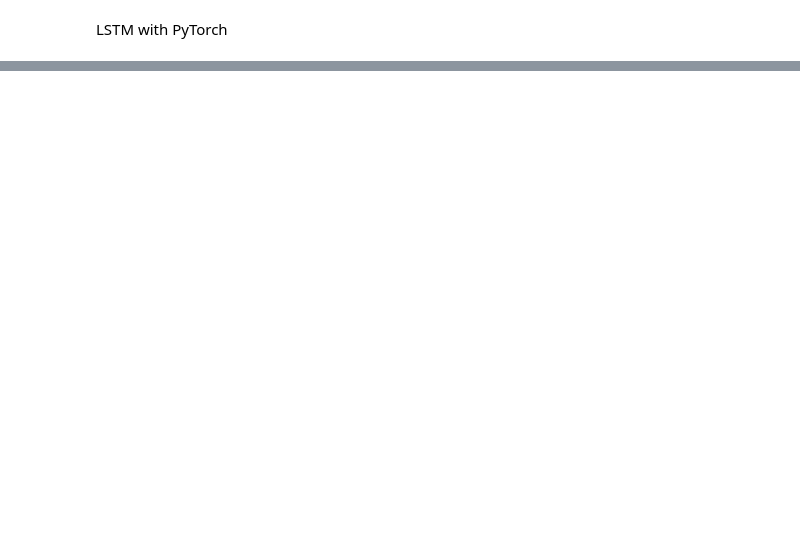
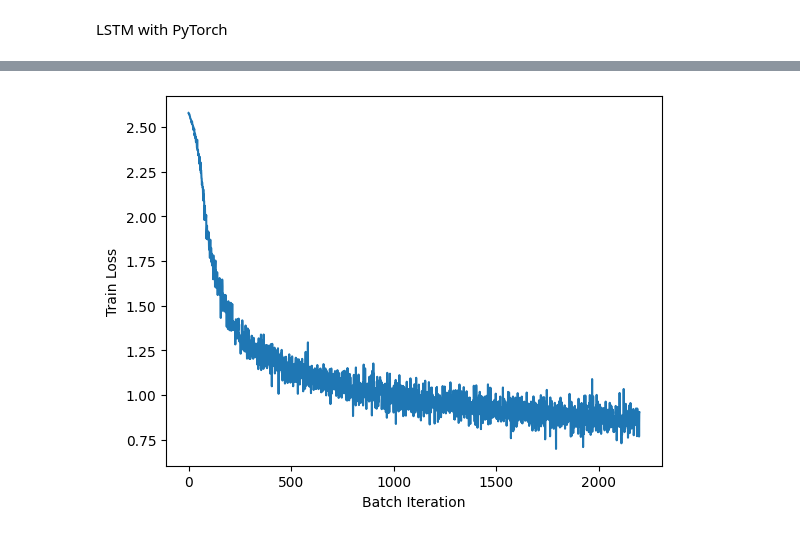
Before and after one commit to IbrahimTGhanem/Datathon5, a Jupyter notebook: Datahon_5_Group_10.ipynb, the cells around one changed output, grey strips where cells are left out. Saved outputs shown, nothing was run; the diff lists cells and outputs as text; code cells hidden in the pictures; blank space fills up the shorter version.

```diff
--- a/Datahon_5_Group_10.ipynb
+++ b/Datahon_5_Group_10.ipynb
@@ -687,3 +702,10 @@ IndexError: ignored
+# %%
+plt.plot([i for i in range(len(all_loss))], all_loss, label="Train")
+plt.xlabel('Batch Iteration')
+plt.ylabel('Train Loss')
+plt.show()
+# %% [output]
+[figure, added]
 # %%
 # Plot training and validation accuracy over epochs
 plt.plot([i for i in range(len(train_accuracy_list))], train_accuracy_list, label="Train")
```
Also changed, not shown: parts of 16 cells of this notebook.
